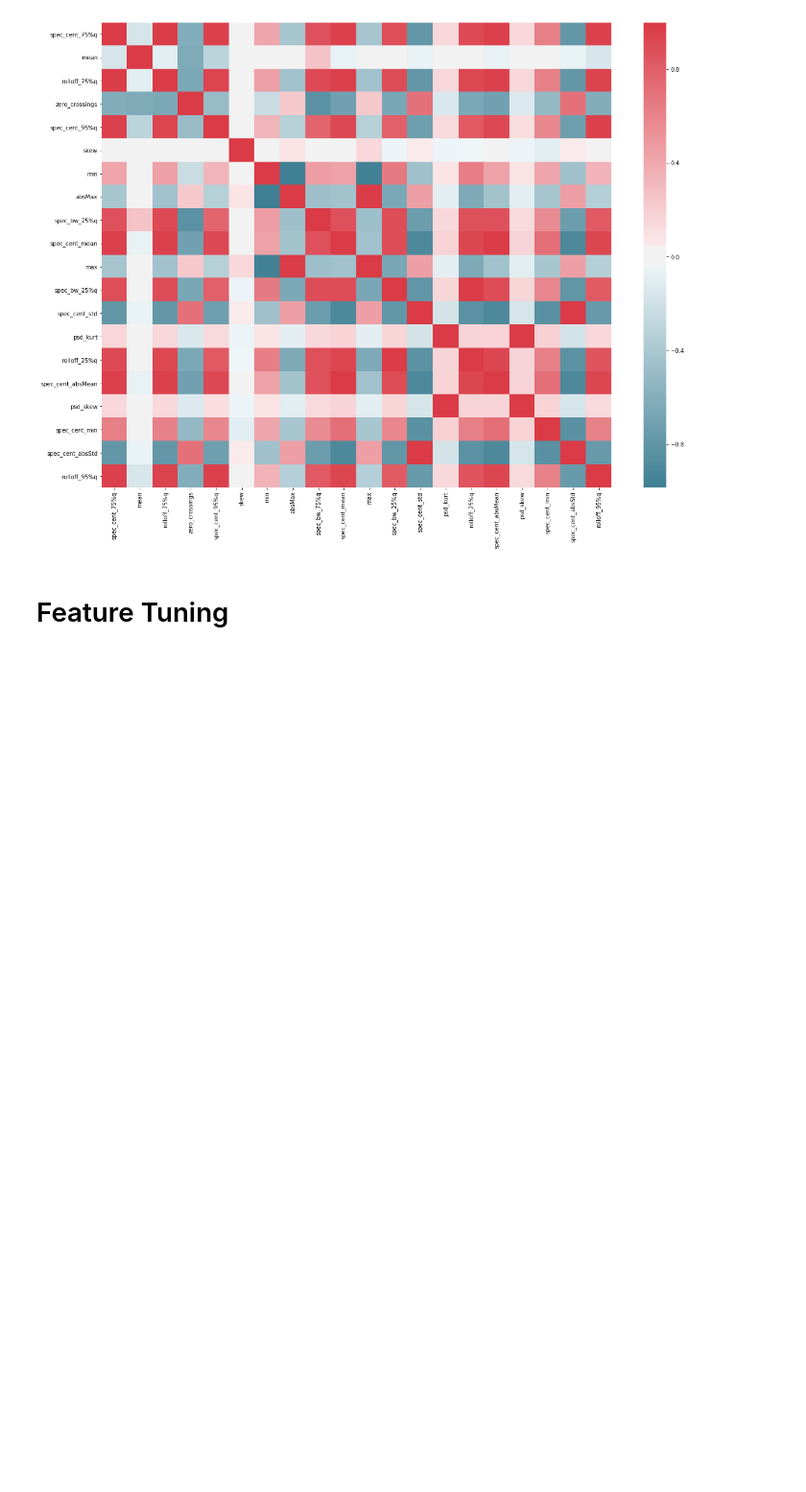
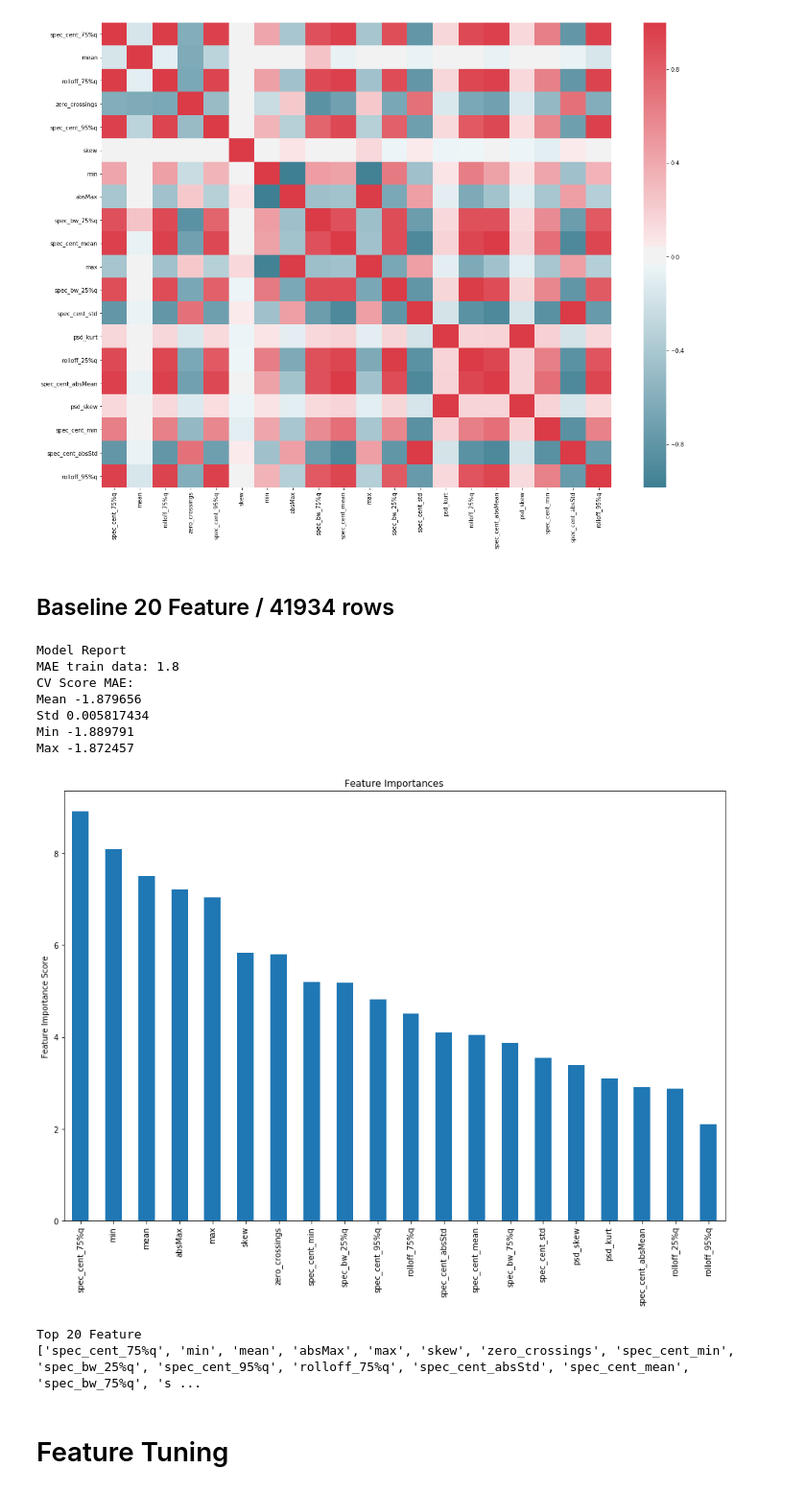
Before and after one commit to domelein/CAS_PML_Earthquake_pred, a Jupyter notebook: Model_CatBoost.ipynb, the cells around one changed output. Shown at 96% size. Drawn from its saved outputs; the diff is of its cells as text; code cells hidden in the pictures; blank space fills up the shorter version.

```diff
--- a/Model_CatBoost.ipynb
+++ b/Model_CatBoost.ipynb
@@ -212,6 +212,22 @@ sns.heatmap(corr,cmap=colormap)
 # %% [output]
 <matplotlib.axes._subplots.AxesSubplot at 0x...>
 [figure]
+# %% [markdown]
+## Baseline 20 Feature / 41934 rows
+# %%
+gbm0 = CatBoostRegressor(random_state=10, verbose = False)
+modelfit(gbm0, filtered_feature_data, time_to_failure)
+# %% [output]
+Model Report
+MAE train data: 1.8
+CV Score MAE:
+Mean -1.879656
+Std 0.005817434
+Min -1.889791
+Max -1.872457
+[figure, added]
+Top 20 Feature
+['spec_cent_75%q', 'min', 'mean', 'absMax', 'max', 'skew', 'zero_crossings', 'spec_cent_min', 'spec_bw_25%q', 'spec_cent_95%q', 'rolloff_75%q', 'spec_cent_absStd', 'spec_cent_mean', 'spec_bw_75%q', 's ...
 # %% [markdown]
 # Feature Tuning
 # %%
```
Also changed, not shown: parts of 8 cells of this notebook, 2 other files.
